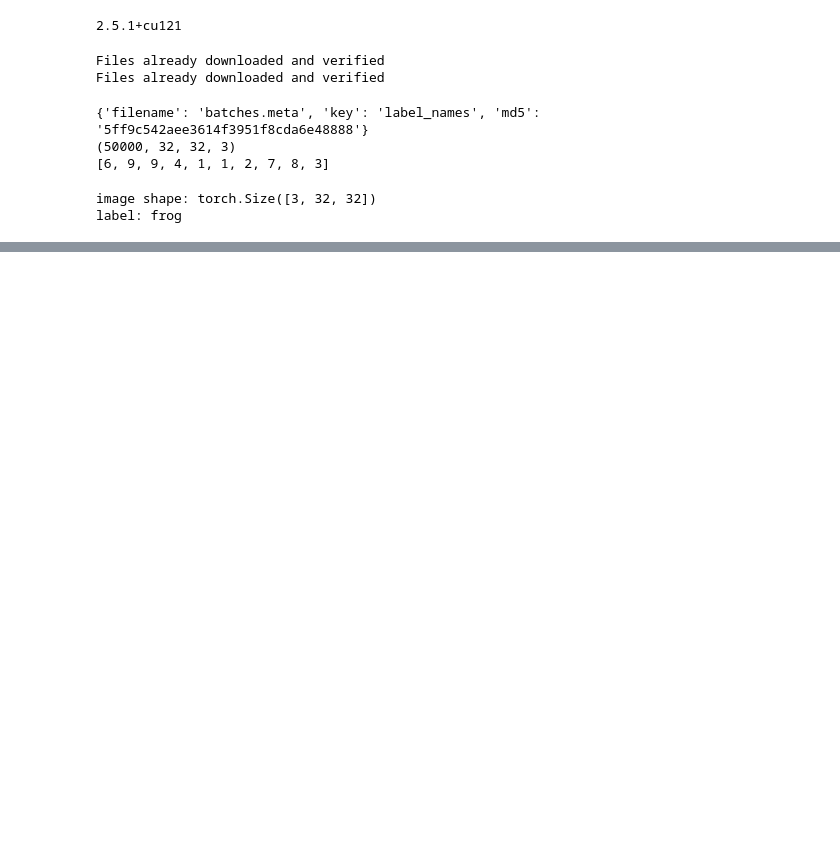
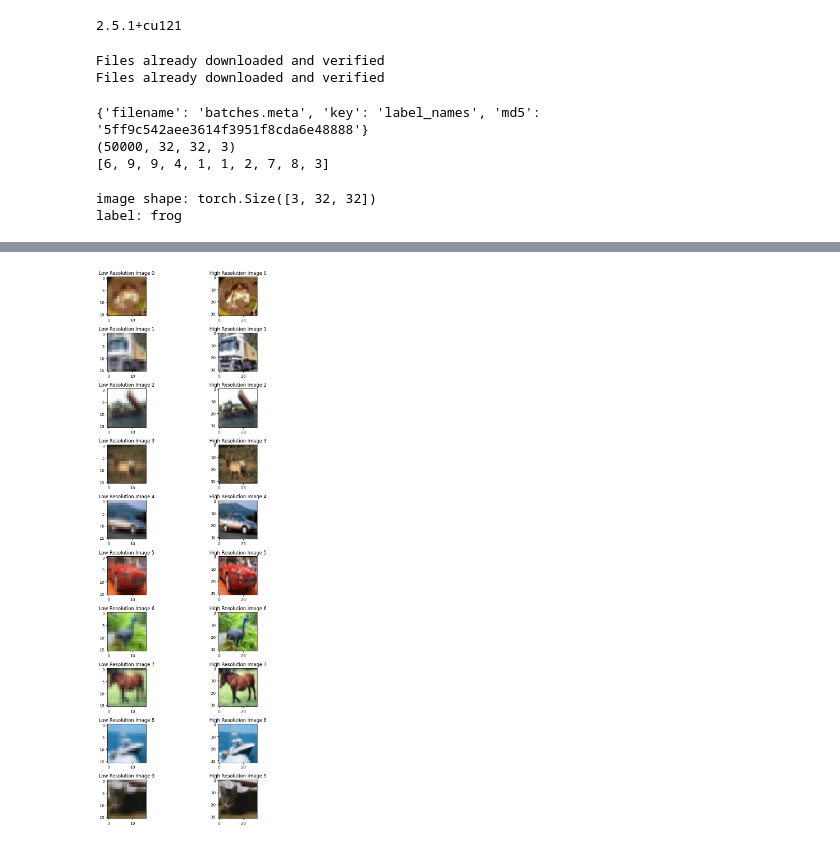
Before and after one commit to m10k1/ml-learn, a Jupyter notebook: ObjectDetection.ipynb, the cells around one changed output, grey strips where cells are left out. Cells and saved outputs as stored; diff of their text form; code cells hidden in the pictures; blank space fills up the shorter version.

Commit message:
低解像度、高解像度比較表示を追加

```diff
--- a/ObjectDetection.ipynb
+++ b/ObjectDetection.ipynb
@@ -78,2 +81,36 @@ Class name : truck
 # %%
 ## 低解像度の画像を作成する
+# %%
+from torchvision.transforms.functional import resize
+
+def downsample_image(image, scale_factor):
+  low_res = resize(image, [image.shape[1] // scale_factor, image.shape[2] // scale_factor])
+  return low_res
+
+# 低解像度画像と高解像度画像のペアを作成
+scale_factor = 2  # 解像度倍率
+
+def create_low_high_res_pairs(images, scale_factor):
+  low_res_images = [downsample_image(img, scale_factor) for img in images]
+  high_res_images = images
+  return low_res_images, high_res_images
+# %%
+# train_datasetの画像から低解像度、高解像度の画像を生成
+sample_images= [train_dataset[i][0] for i in range(10)]
+
+low_res_images, high_res_images = create_low_high_res_pairs(sample_images, scale_factor)
+# %%
+# low_res_imagesとhigh_res_imagesを並べて表示して比較する
+# 画像の表示
+fig, axes = plt.subplots(nrows=len(low_res_images), ncols=2, figsize=(10, 20))
+
+for i in range(len(low_res_images)):
+  axes[i, 0].imshow(low_res_images[i].permute(1, 2, 0))
+  axes[i, 0].set_title(f"低解像度 {i}")
+  axes[i, 1].imshow(high_res_images[i].permute(1, 2, 0))
+  axes[i, 1].set_title(f"高解像度 {i}")
+
+plt.tight_layout()
+plt.show()
+# %% [output]
+[figure, added]
```
Also changed, not shown: parts of 2 cells of this notebook.
